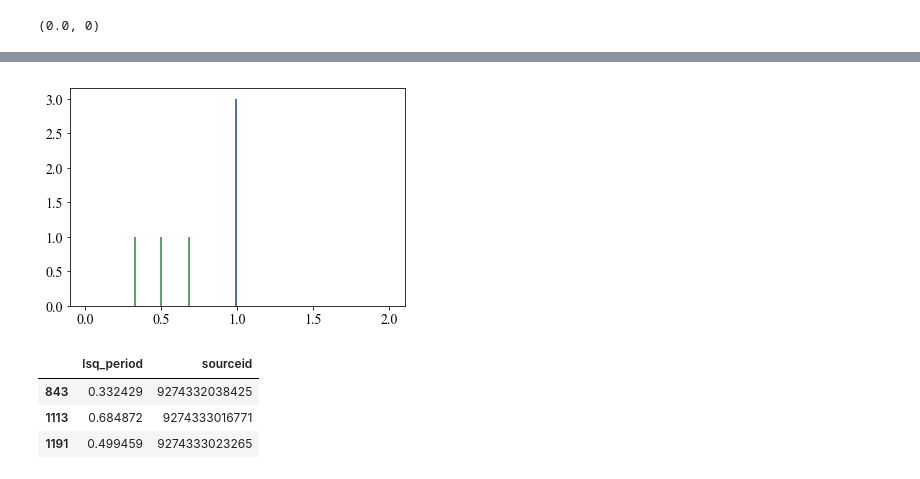
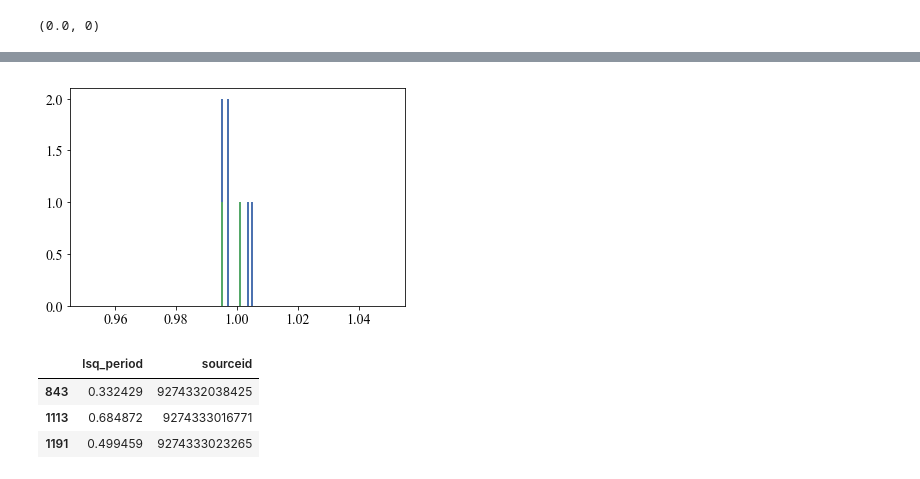
Before and after one commit to thomasmolnar/virac_classifier, a Jupyter notebook: plots/ConfusionMatrix-nofap.ipynb, the cells around one changed output, grey strips where cells are left out. Saved outputs shown, nothing was run; the diff lists cells and outputs as text; code cells hidden in the pictures.

```diff
--- a/plots/ConfusionMatrix-nofap.ipynb
+++ b/plots/ConfusionMatrix-nofap.ipynb
@@ -1318,6 +1350,6 @@ np.count_nonzero(tt_new['class']!='CONST'), np.count_nonzero(tt['class']!='CONST
 # %%
-plt.hist(tt['lsq_period'][tt['class']=='RRab'],range=[0.,2.],bins=150)
-plt.hist(tt_new['lsq_period'][tt_new['class']=='RRab'],range=[0.,2.],bins=150);
+plt.hist(tt['lsq_period'][tt['class']!='CONST'],range=[0.95,1.05],bins=150)
+plt.hist(tt_new['lsq_period'][tt_new['class']!='CONST'],range=[0.95,1.05],bins=150);
 # %% [output]
-[figure, old version]
+[figure, new version]
 # %%
```
Also changed, not shown: parts of 31 cells of this notebook, 12 other files.
